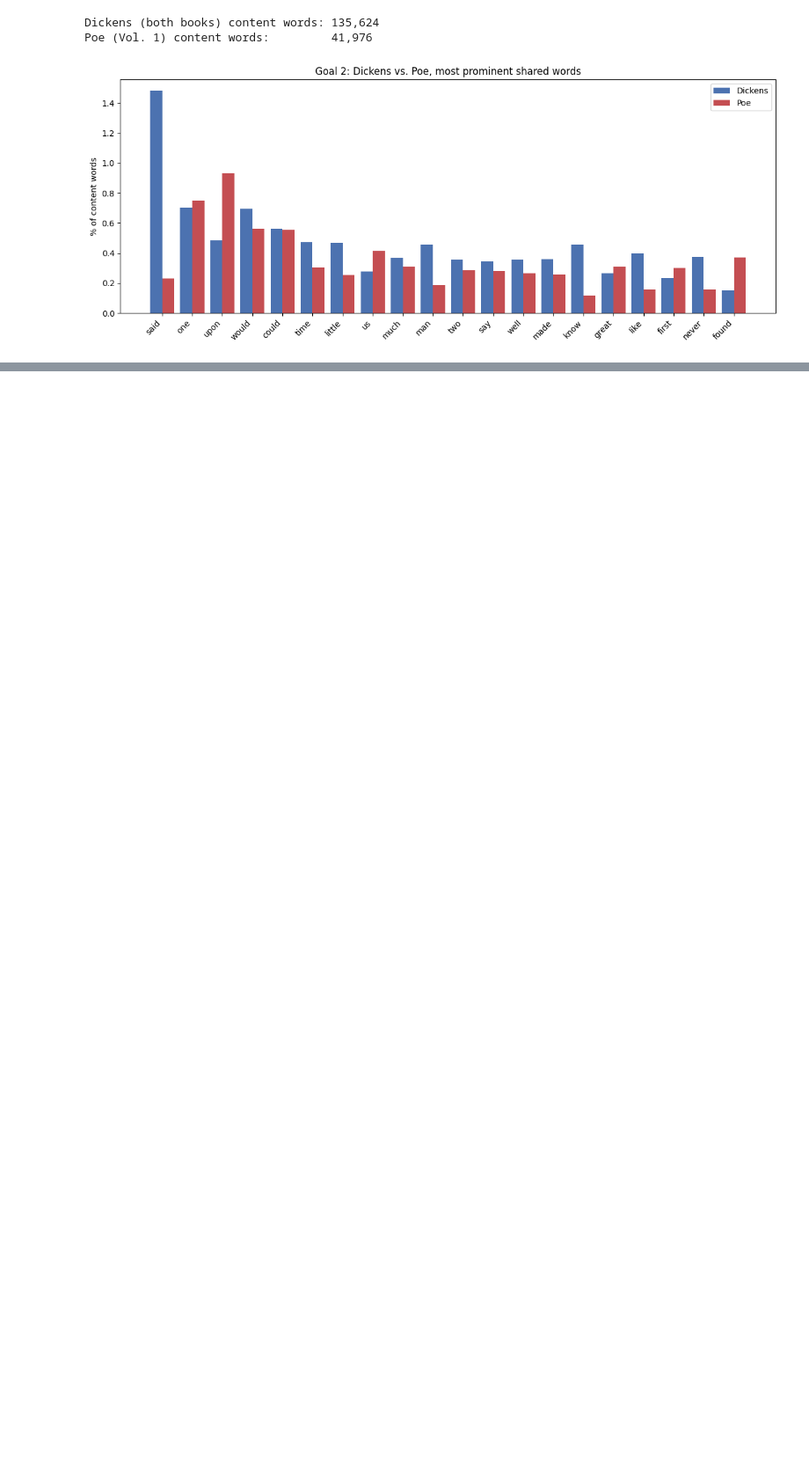
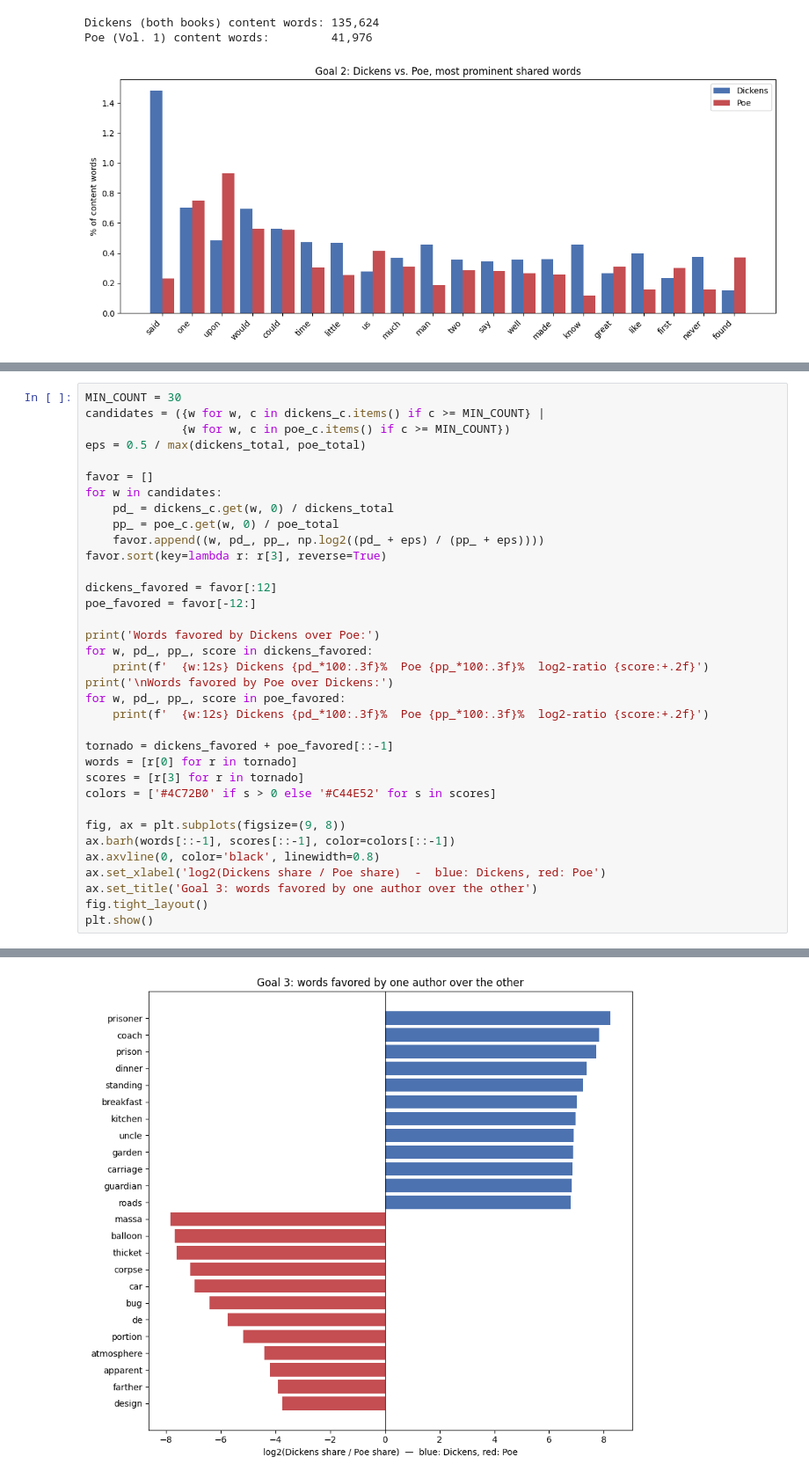
Before and after one commit to utk-cs445-fall26/MiniProject1, a Jupyter notebook: wknepp.ipynb, the cells around one changed output, grey strips where cells are left out. Shown at 88% size. Saved outputs shown, nothing was run; the diff lists cells and outputs as text; blank space fills up the shorter version.

Commit message:
Finished goal 3 and my findings

```diff
--- a/wknepp.ipynb
+++ b/wknepp.ipynb
@@ -196,0 +202,36 @@ Poe (Vol. 1) content words:         41,976
+# %%
+MIN_COUNT = 30
+candidates = ({w for w, c in dickens_c.items() if c >= MIN_COUNT} |
+              {w for w, c in poe_c.items() if c >= MIN_COUNT})
+eps = 0.5 / max(dickens_total, poe_total)
+
+favor = []
+for w in candidates:
+    pd_ = dickens_c.get(w, 0) / dickens_total
+    pp_ = poe_c.get(w, 0) / poe_total
+    favor.append((w, pd_, pp_, np.log2((pd_ + eps) / (pp_ + eps))))
+favor.sort(key=lambda r: r[3], reverse=True)
+
+dickens_favored = favor[:12]
+poe_favored = favor[-12:]
+
+print('Words favored by Dickens over Poe:')
+for w, pd_, pp_, score in dickens_favored:
+    print(f'  {w:12s} Dickens {pd_*100:.3f}%  Poe {pp_*100:.3f}%  log2-ratio {score:+.2f}')
+print('\nWords favored by Poe over Dickens:')
+for w, pd_, pp_, score in poe_favored:
+    print(f'  {w:12s} Dickens {pd_*100:.3f}%  Poe {pp_*100:.3f}%  log2-ratio {score:+.2f}')
+
+tornado = dickens_favored + poe_favored[::-1]
+words = [r[0] for r in tornado]
+scores = [r[3] for r in tornado]
+colors = ['#4C72B0' if s > 0 else '#C44E52' for s in scores]
+
+fig, ax = plt.subplots(figsize=(9, 8))
+ax.barh(words[::-1], scores[::-1], color=colors[::-1])
+ax.axvline(0, color='black', linewidth=0.8)
+ax.set_xlabel('log2(Dickens share / Poe share)  -  blue: Dickens, red: Poe')
+ax.set_title('Goal 3: words favored by one author over the other')
+fig.tight_layout()
+plt.show()
+# %% [output]
@@ -196,0 +255 @@ Poe (Vol. 1) content words:         41,976
+[figure, added]
```
Also changed, not shown: parts of 3 cells of this notebook.
